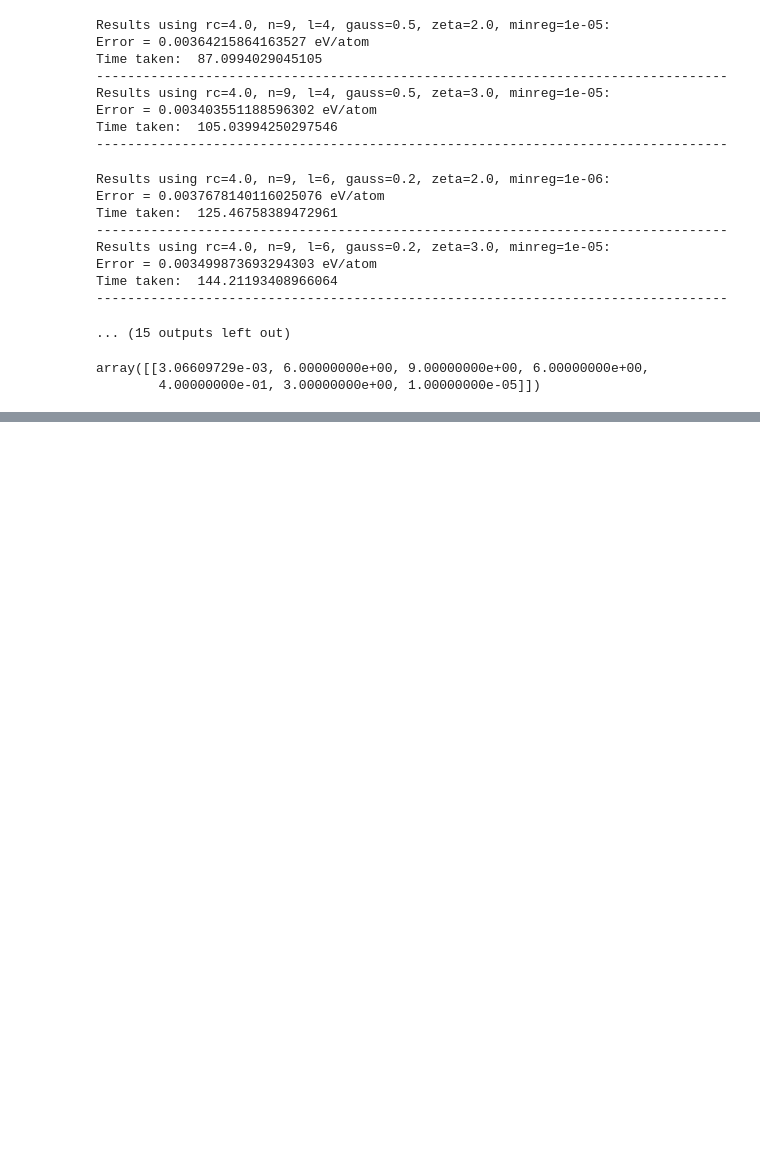
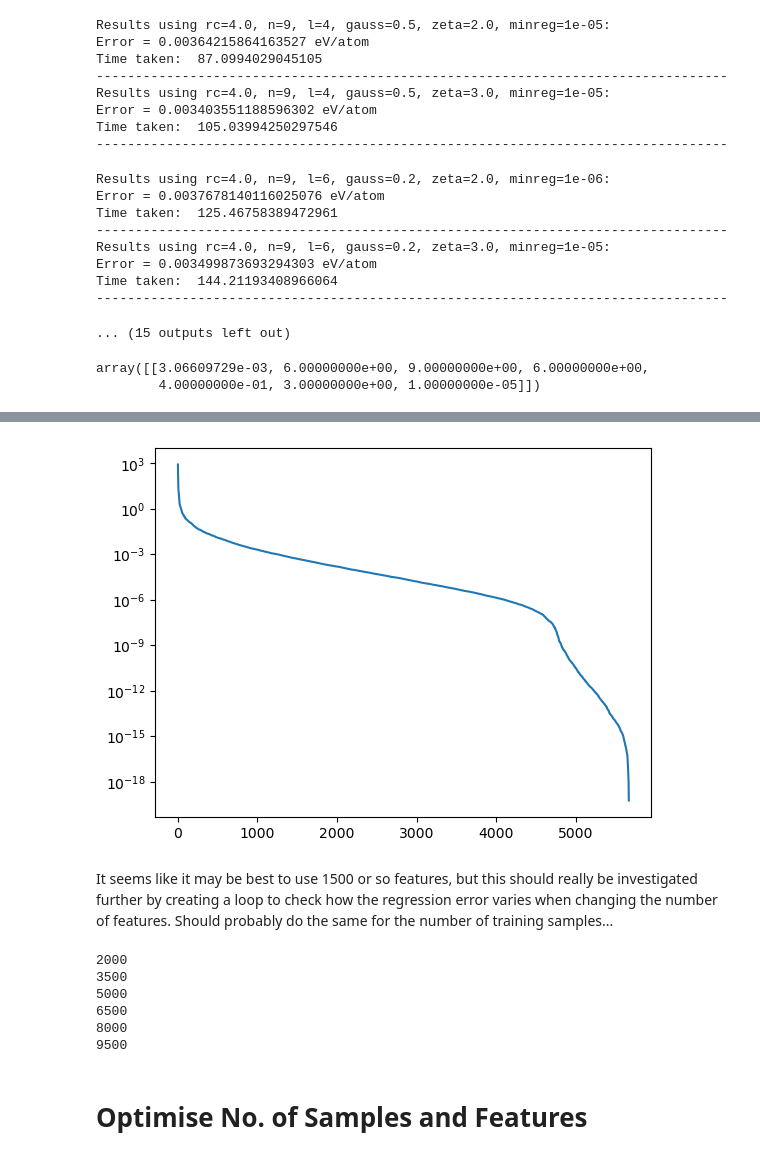
Before and after one commit to victorprincipe/genpot, a Jupyter notebook: delta_general.ipynb, the cells around one changed output, grey strips where cells are left out. Drawn from its saved outputs; the diff is of its cells as text; code cells hidden in the pictures; blank space fills up the shorter version.

```diff
--- a/delta_general.ipynb
+++ b/delta_general.ipynb
@@ -674,0 +714,8 @@ array([[3.06609729e-03, 6.00000000e+00, 9.00000000e+00, 6.00000000e+00,
+# %%
+#get per-structure training features
+train_feats = get_features(train_frames, batch_size=250, progress_bar=True)
+# %%
+#Do PCovFPS feature selection
+selector = PCovFPS_features(mixing=0.3, initialize=0, progress_bar=True, n_to_select=len(train_feats.T)-1)
+selector.fit(train_feats, yred_train)
+pcf_feat_ids = selector.selected_idx_
@@ -674,0 +728,8 @@ array([[3.06609729e-03, 6.00000000e+00, 9.00000000e+00, 6.00000000e+00,
+# %%
+#Plot distances
+plt.plot(range(len(train_feats.T)-2), selector.get_select_distance()[1:])
+plt.yscale('log')
+# %% [output]
+[figure, added]
+# %% [markdown]
+It seems like it may be best to use 1500 or so features, but this should really be investigated further by creating a loop to check how the regression error varies when changing the number of features. Should probably do the same for the number of training samples...
@@ -674,0 +752,12 @@ array([[3.06609729e-03, 6.00000000e+00, 9.00000000e+00, 6.00000000e+00,
+# %%
+for i in range(2000, 11000, 1500):
+    print(i)
+# %% [output]
+2000
+3500
+5000
+6500
+8000
+9500
+# %% [markdown]
+# Optimise No. of Samples and Features
```
Also changed, not shown: parts of 21 cells of this notebook, 1 other file.
